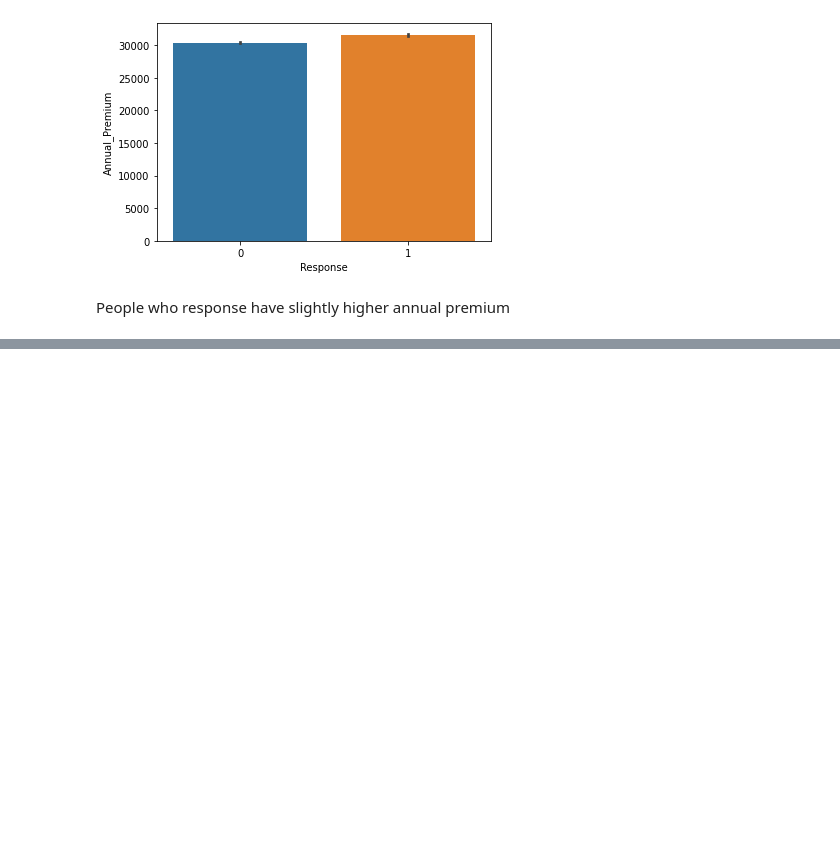
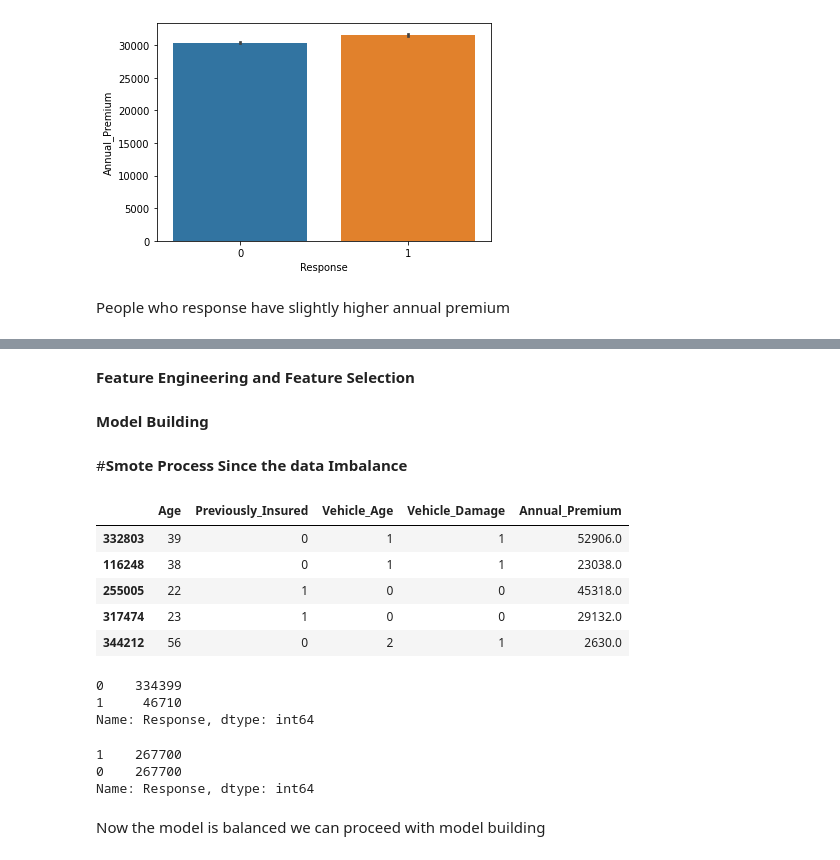
Before and after one commit to tnatani/Health-Insurance-Cross-Sell-Prediction, a Jupyter notebook: Copy_of_HEALTH_INSURANCE_CROSS_SELL_PREDICTION.ipynb, the cells around one changed output, grey strips where cells are left out. Drawn from its saved outputs; the diff is of its cells as text; code cells hidden in the pictures; blank space fills up the shorter version.

```diff
--- a/Copy_of_HEALTH_INSURANCE_CROSS_SELL_PREDICTION.ipynb
+++ b/Copy_of_HEALTH_INSURANCE_CROSS_SELL_PREDICTION.ipynb
@@ -435,0 +471,11 @@ People who response have slightly higher annual premium
+# %% [markdown]
+**Feature Engineering and Feature Selection**
+# %%
+X = df.drop(columns = [ 'Driving_License','Response', 'Region_Code', 'Policy_Sales_Channel', 'Gender', 'Vintage'])
+y = df['Response']
+# %% [markdown]
+**Model Building**
+# %%
+X_train, X_test, y_train, y_test = train_test_split(X, y, random_state = 42, test_size = 0.2)
+# %% [markdown]
+#**Smote Process Since the data Imbalance**
@@ -435,0 +490,9 @@ People who response have slightly higher annual premium
+# %%
+X_train.head()
+# %% [output]
+|  | Age | Previously_Insured | Vehicle_Age | Vehicle_Damage | Annual_Premium |
+| 332803 | 39 | 0 | 1 | 1 | 52906.0 |
+| 116248 | 38 | 0 | 1 | 1 | 23038.0 |
+| 255005 | 22 | 1 | 0 | 0 | 45318.0 |
+| 317474 | 23 | 1 | 0 | 0 | 29132.0 |
+| 344212 | 56 | 0 | 2 | 1 | 2630.0 |
@@ -435,0 +501,6 @@ People who response have slightly higher annual premium
+# %%
+df['Response'].value_counts()
+# %% [output]
+0    334399
+1     46710
+Name: Response, dtype: int64
@@ -435,0 +509,8 @@ People who response have slightly higher annual premium
+# %%
+df_smote['Response'].value_counts()
+# %% [output]
+1    267700
+0    267700
+Name: Response, dtype: int64
+# %% [markdown]
+ Now the model is balanced we can proceed with model building
```
Also changed, not shown: parts of 16 cells of this notebook.
